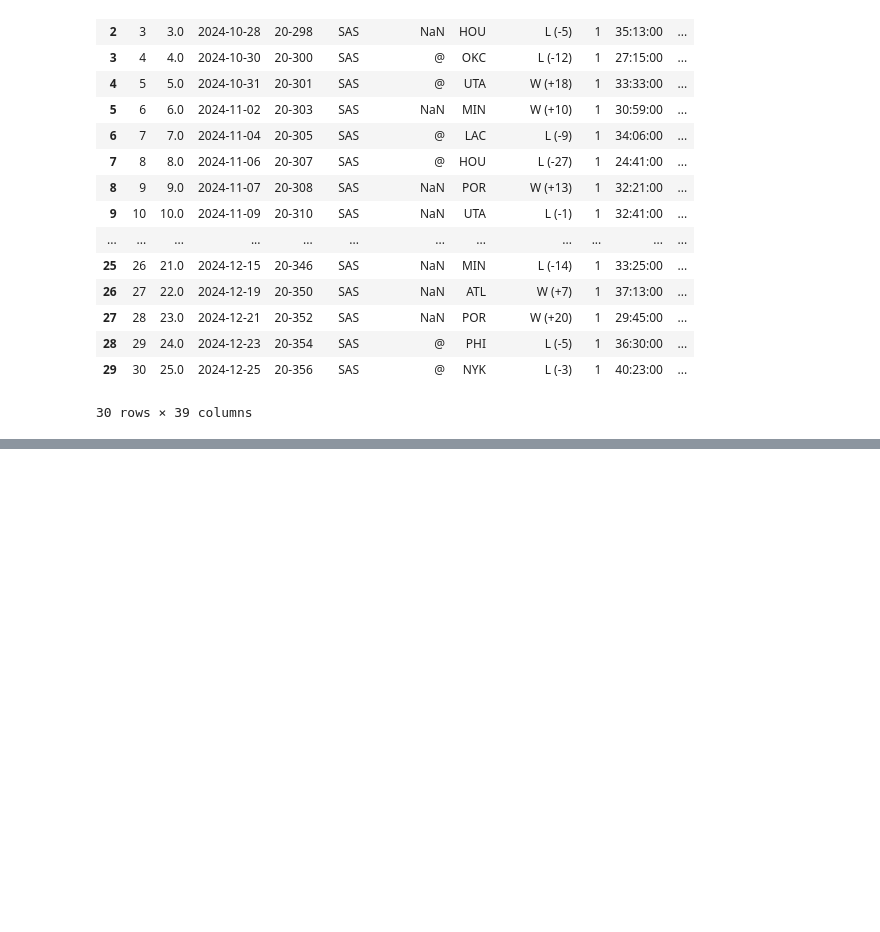
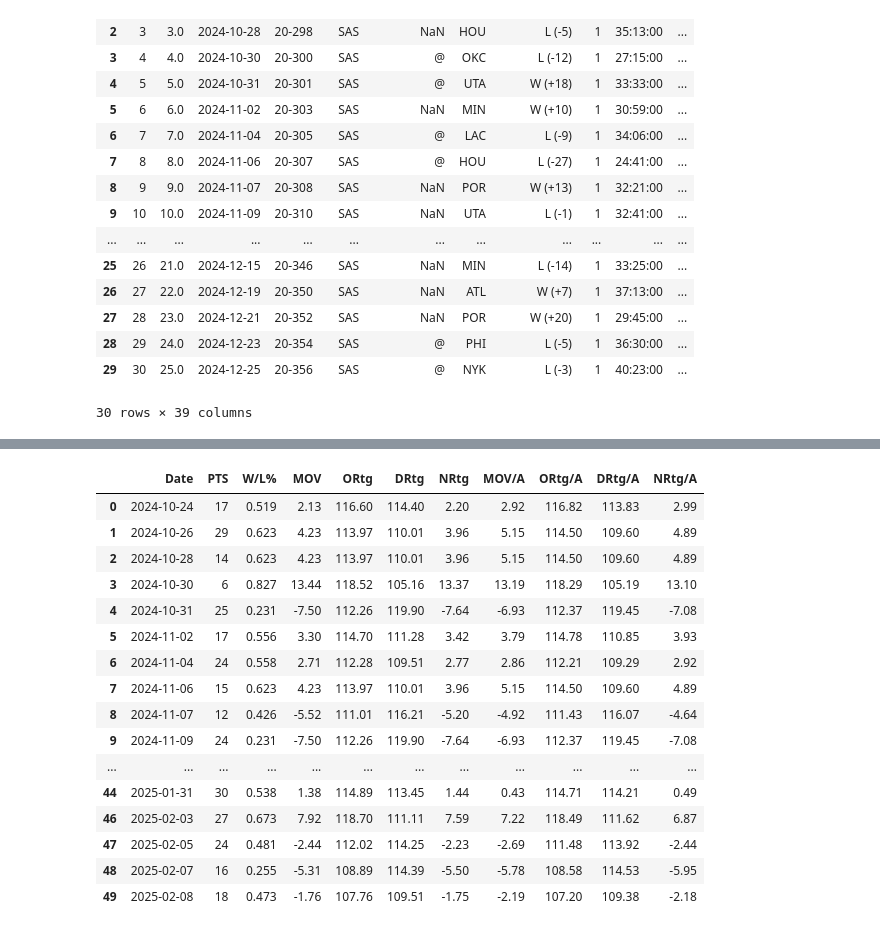
Before and after one commit to hdjwis/NBA_predictions, a Jupyter notebook: opp_team_stats_wemby.ipynb, the cells around one changed output, grey strips where cells are left out. Cells and saved outputs as stored; diff of their text form; code cells hidden in the pictures; blank space fills up the shorter version.

```diff
--- a/opp_team_stats_wemby.ipynb
+++ b/opp_team_stats_wemby.ipynb
@@ -137,0 +161,20 @@ True
+# %%
+wembyDF.sort_values('Date')
+# %% [output]
+|  | Date | PTS | W/L% | MOV | ORtg | DRtg | NRtg | MOV/A | ORtg/A | DRtg/A | NRtg/A |
+| 0 | 2024-10-24 | 17 | 0.519 | 2.13 | 116.60 | 114.40 | 2.20 | 2.92 | 116.82 | 113.83 | 2.99 |
+| 1 | 2024-10-26 | 29 | 0.623 | 4.23 | 113.97 | 110.01 | 3.96 | 5.15 | 114.50 | 109.60 | 4.89 |
+| 2 | 2024-10-28 | 14 | 0.623 | 4.23 | 113.97 | 110.01 | 3.96 | 5.15 | 114.50 | 109.60 | 4.89 |
+| 3 | 2024-10-30 | 6 | 0.827 | 13.44 | 118.52 | 105.16 | 13.37 | 13.19 | 118.29 | 105.19 | 13.10 |
+| 4 | 2024-10-31 | 25 | 0.231 | -7.50 | 112.26 | 119.90 | -7.64 | -6.93 | 112.37 | 119.45 | -7.08 |
+| 5 | 2024-11-02 | 17 | 0.556 | 3.30 | 114.70 | 111.28 | 3.42 | 3.79 | 114.78 | 110.85 | 3.93 |
+| 6 | 2024-11-04 | 24 | 0.558 | 2.71 | 112.28 | 109.51 | 2.77 | 2.86 | 112.21 | 109.29 | 2.92 |
+| 7 | 2024-11-06 | 15 | 0.623 | 4.23 | 113.97 | 110.01 | 3.96 | 5.15 | 114.50 | 109.60 | 4.89 |
+| 8 | 2024-11-07 | 12 | 0.426 | -5.52 | 111.01 | 116.21 | -5.20 | -4.92 | 111.43 | 116.07 | -4.64 |
+| 9 | 2024-11-09 | 24 | 0.231 | -7.50 | 112.26 | 119.90 | -7.64 | -6.93 | 112.37 | 119.45 | -7.08 |
+| ... | ... | ... | ... | ... | ... | ... | ... | ... | ... | ... | ... |
+| 44 | 2025-01-31 | 30 | 0.538 | 1.38 | 114.89 | 113.45 | 1.44 | 0.43 | 114.71 | 114.21 | 0.49 |
+| 46 | 2025-02-03 | 27 | 0.673 | 7.92 | 118.70 | 111.11 | 7.59 | 7.22 | 118.49 | 111.62 | 6.87 |
+| 47 | 2025-02-05 | 24 | 0.481 | -2.44 | 112.02 | 114.25 | -2.23 | -2.69 | 111.48 | 113.92 | -2.44 |
+| 48 | 2025-02-07 | 16 | 0.255 | -5.31 | 108.89 | 114.39 | -5.50 | -5.78 | 108.58 | 114.53 | -5.95 |
+| 49 | 2025-02-08 | 18 | 0.473 | -1.76 | 107.76 | 109.51 | -1.75 | -2.19 | 107.20 | 109.38 | -2.18 |
```
Also changed, not shown: parts of 18 cells of this notebook.
